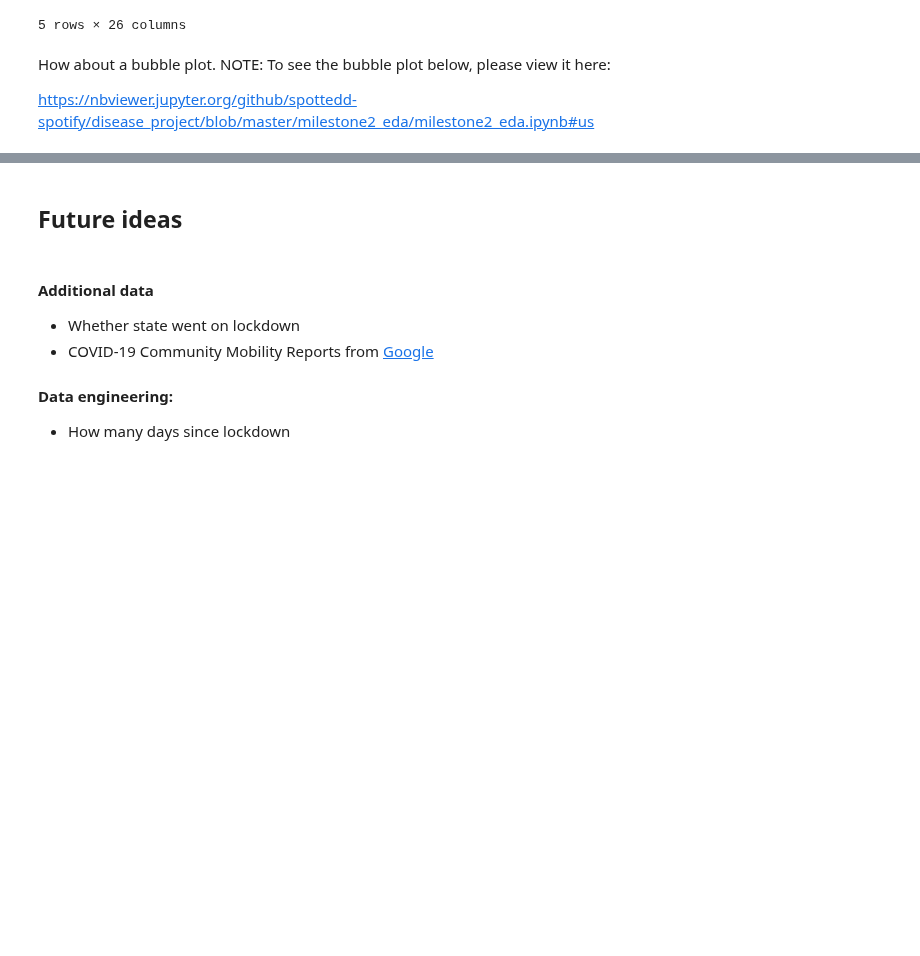
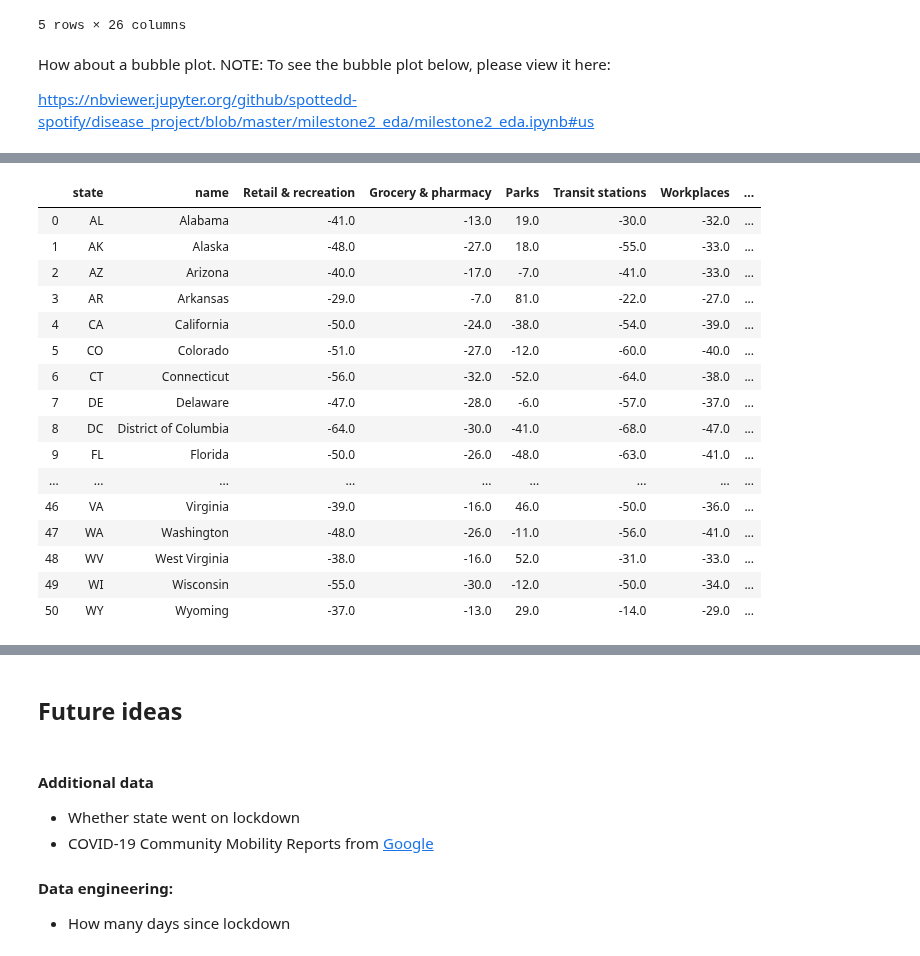
Before and after one commit to spotted-d/RNN_covid19_modeling, a Jupyter notebook: milestone2_eda/milestone2_eda.ipynb, the cells around one changed output, grey strips where cells are left out. Cells and saved outputs as stored; diff of their text form; code cells hidden in the pictures; blank space fills up the shorter version.

```diff
--- a/milestone2_eda/milestone2_eda.ipynb
+++ b/milestone2_eda/milestone2_eda.ipynb
@@ -217,0 +253,28 @@ m
+# %%
+mobility_merged = mobility_us_states[["State", "Retail & recreation", "Grocery & pharmacy",
+                                      "Parks", "Transit stations", "Workplaces", "Residential"]]
+mobility_merged = mobility_merged.merge(covid_us_states.loc[covid_us_states["date"] == 20200329],
+                                        how="inner", left_on="State", right_on="name")[
+    ["state", "name", "Retail & recreation", "Grocery & pharmacy", "Parks", "Transit stations",
+     "Workplaces", "Residential", "positive_percap"]]
+
+mobility_merged.head()
+# covid_us_states.loc[covid_us_states["date"] == 20200329]
+# %% [output]
+|  | state | name | Retail & recreation | Grocery & pharmacy | Parks | Transit stations | Workplaces | ... |
+| 0 | AL | Alabama | -41.0 | -13.0 | 19.0 | -30.0 | -32.0 | ... |
+| 1 | AK | Alaska | -48.0 | -27.0 | 18.0 | -55.0 | -33.0 | ... |
+| 2 | AZ | Arizona | -40.0 | -17.0 | -7.0 | -41.0 | -33.0 | ... |
+| 3 | AR | Arkansas | -29.0 | -7.0 | 81.0 | -22.0 | -27.0 | ... |
+| 4 | CA | California | -50.0 | -24.0 | -38.0 | -54.0 | -39.0 | ... |
+| 5 | CO | Colorado | -51.0 | -27.0 | -12.0 | -60.0 | -40.0 | ... |
+| 6 | CT | Connecticut | -56.0 | -32.0 | -52.0 | -64.0 | -38.0 | ... |
+| 7 | DE | Delaware | -47.0 | -28.0 | -6.0 | -57.0 | -37.0 | ... |
+| 8 | DC | District of Columbia | -64.0 | -30.0 | -41.0 | -68.0 | -47.0 | ... |
+| 9 | FL | Florida | -50.0 | -26.0 | -48.0 | -63.0 | -41.0 | ... |
+| ... | ... | ... | ... | ... | ... | ... | ... | ... |
+| 46 | VA | Virginia | -39.0 | -16.0 | 46.0 | -50.0 | -36.0 | ... |
+| 47 | WA | Washington | -48.0 | -26.0 | -11.0 | -56.0 | -41.0 | ... |
+| 48 | WV | West Virginia | -38.0 | -16.0 | 52.0 | -31.0 | -33.0 | ... |
+| 49 | WI | Wisconsin | -55.0 | -30.0 | -12.0 | -50.0 | -34.0 | ... |
+| 50 | WY | Wyoming | -37.0 | -13.0 | 29.0 | -14.0 | -29.0 | ... |
```
Also changed, not shown: parts of 15 cells of this notebook.
